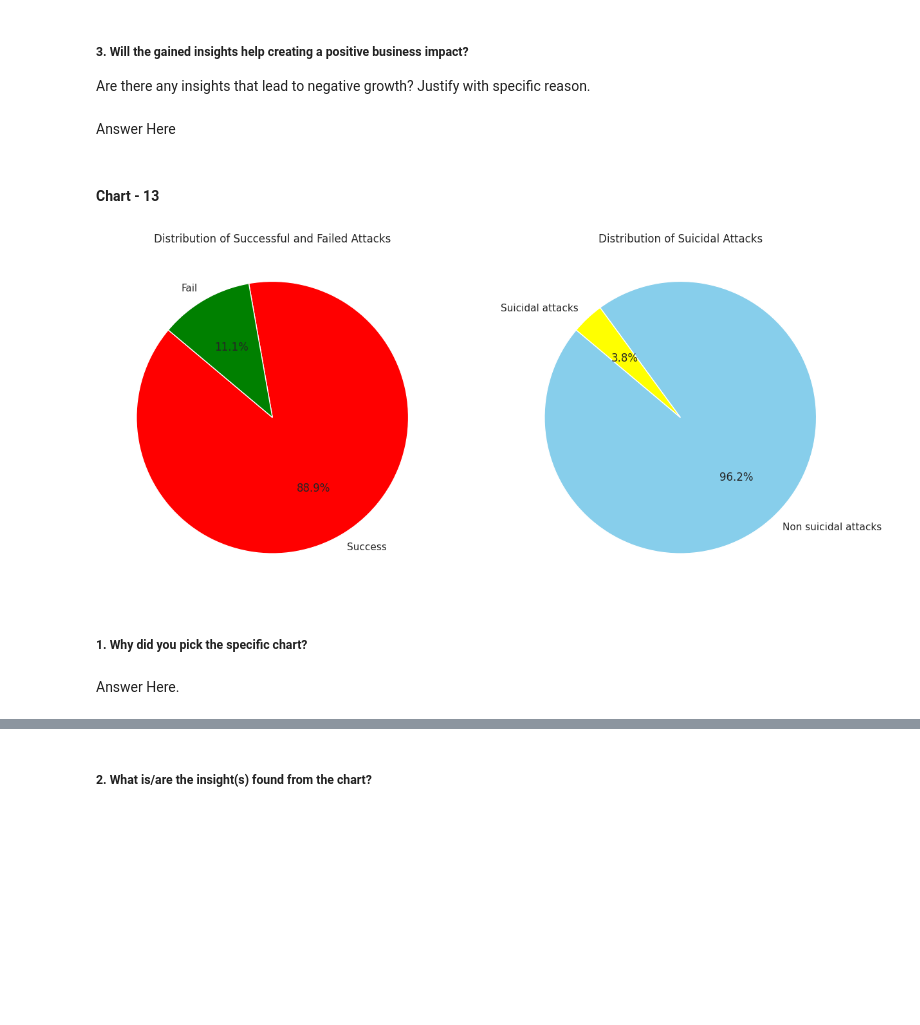
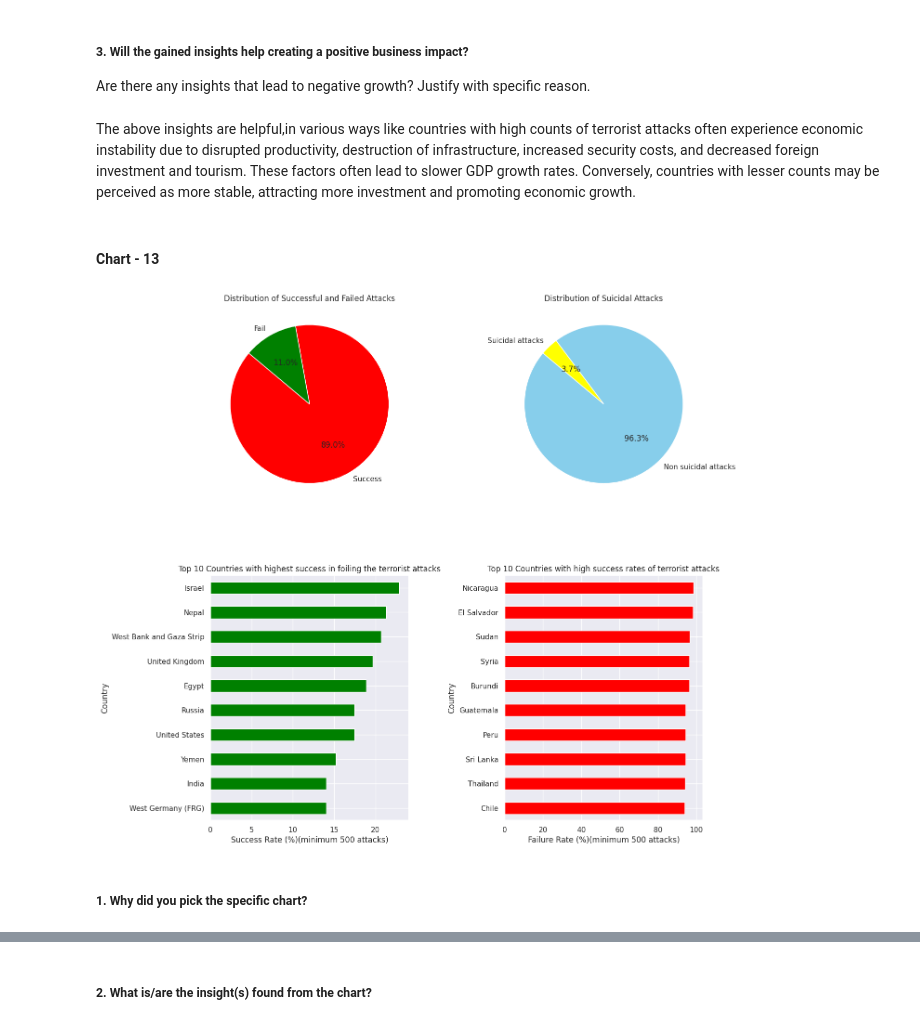
Before and after one commit to vishalrana00007/Global-Terrorism-Database-Capstone-Project, a Jupyter notebook: Global_terrorism_analysis(Capstone_project)Module_2.ipynb, the cells around one changed output, grey strips where cells are left out. Cells and saved outputs as stored; diff of their text form; code cells hidden in the pictures; blank space fills up the shorter version.

```diff
--- a/Global_terrorism_analysis(Capstone_project)Module_2.ipynb
+++ b/Global_terrorism_analysis(Capstone_project)Module_2.ipynb
@@ -850,7 +864,7 @@ Answer Here
 # %% [markdown]
 ##### 3. Will the gained insights help creating a positive business impact?
 Are there any insights that lead to negative growth? Justify with specific reason.
-# %% [markdown]
-Answer Here
+# %% [markdown]
+The above insights are helpful,in various ways like countries with high counts of terrorist attacks often experience economic instability due to disrupted productivity, destruction of infrastructure, increased security costs, and decreased foreign investment and tourism. These factors often lead to slower GDP growth rates. Conversely, countries with lesser counts may be perceived as more stable, attracting more investment and promoting economic growth.
 # %% [markdown]
 #### Chart - 13
@@ -857,36 +895,38 @@ Answer Here
 # %%
 # Chart - 13 visualization code
-
-
+fig, axs = plt.subplots(2, 2, figsize=(15, 14))
 tr_df_copy_1 = tr_df.copy()
 tr_df_copy_2 = tr_df.copy()
-
-
 tr_df_copy_1['Success'] = tr_df_copy_1['Success'].replace({0: 'Fail', 1: 'Success'})
-
-
 tr_df_copy_2['Suicide'] = tr_df_copy_2['Suicide'].replace({0: 'Non suicidal attacks', 1: 'Suicidal attacks'})
 
+# Pie chart for Success and Failure
+success_counts = tr_df_copy_1['Success'].value_counts()
+axs[0, 0].pie(success_counts, labels=success_counts.index, autopct='%1.1f%%', startangle=140, colors = ['Red','Green'])
+axs[0, 0].set_title('Distribution of Successful and Failed Attacks')
 
-success_counts = tr_df_copy_1['Success'].value_counts()
+# Pie chart for Suicidal Attacks
+suicide_counts = tr_df_copy_2['Suicide'].value_counts()
+axs[0, 1].pie(suicide_counts, labels=suicide_counts.index, autopct='%1.1f%%', startangle=140, colors = ['skyblue','yellow'])
+axs[0, 1].set_title('Distribution of Suicidal Attacks')
 
+# Countries with success in foiling attacks
+top_10_countries_failure = failure_rate.sort_values(ascending=False).head(10)
+top_10_countries_failure.plot(kind='barh', color='green', ax=axs[1, 0])
+axs[1, 0].set(title='Top 10 Countries with highest success in foiling the terrorist attacks',
+             xlabel='Success Rate (%)(minimum 500 attacks)', ylabel='Country')
+axs[1, 0].invert_yaxis()
 
-suicide_counts = tr_df_copy_2['Suicide'].value_counts()
+# Countries with failure in foiling attacks
+top_10_countries_success = success_rate.sort_values(ascending=False).head(10)
+top_10_countries_success.plot(kind='barh', color='red', ax=axs[1, 1])
+axs[1, 1].set(title='Top 10 Countries with high success rates of terrorist attacks',
+             xlabel='Failure Rate (%)(minimum 500 attacks)', ylabel='Country')
+axs[1, 1].invert_yaxis()
 
-
-fig, axs = plt.subplots(1, 2, figsize=(15, 7))
-
-
-axs[0].pie(success_counts, labels=success_counts.index, autopct='%1.1f%%', startangle=140, colors = ['Red','Green'])
-axs[0].set_title('Distribution of Successful and Failed Attacks')
-
-axs[1].pie(suicide_counts, labels=suicide_counts.index, autopct='%1.1f%%', startangle=140, colors = ['skyblue','yellow'])
-axs[1].set_title('Distribution of Suicidal Attacks')
-
+fig.tight_layout(pad=5.0)
 plt.show()
 # %% [output]
-[figure, old version]
+[figure, new version]
 # %% [markdown]
 ##### 1. Why did you pick the specific chart?
-# %% [markdown]
-Answer Here.
```
Also changed, not shown: parts of 45 cells of this notebook.
